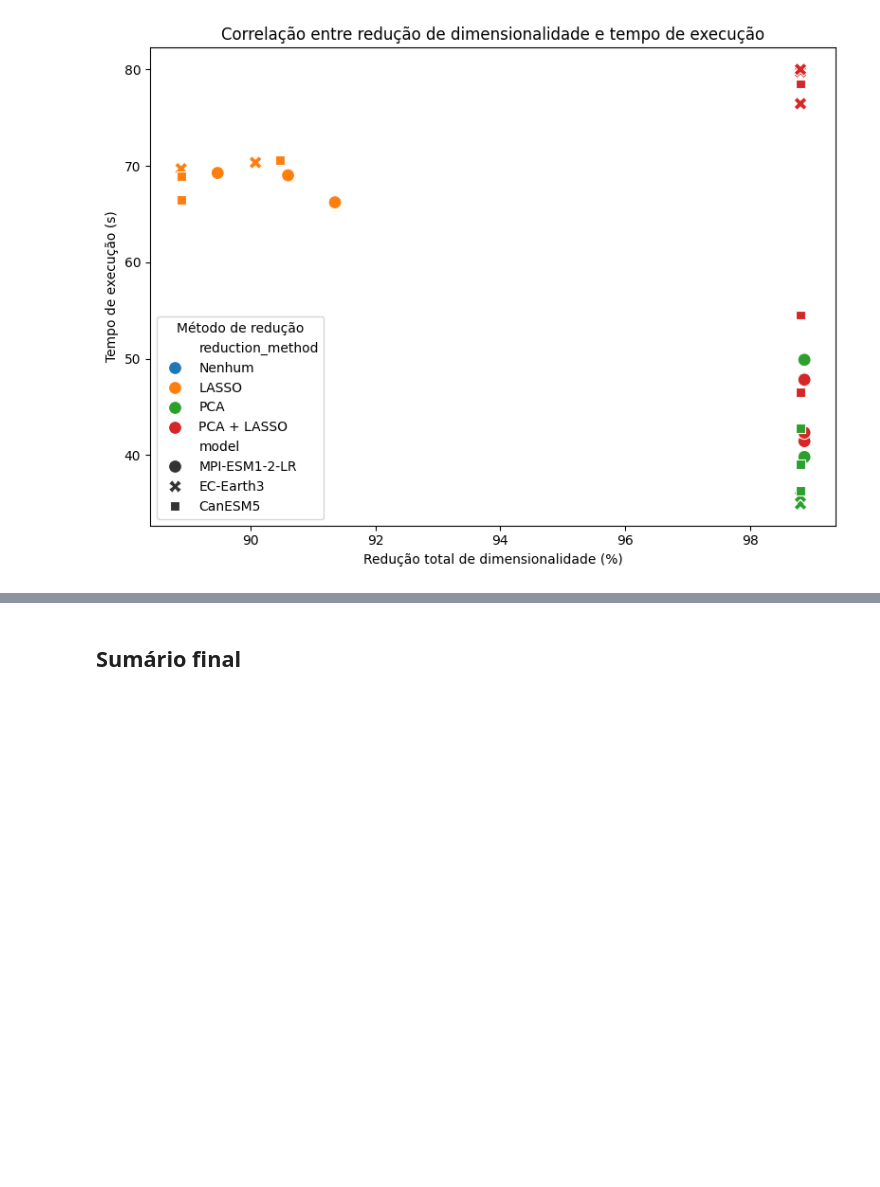
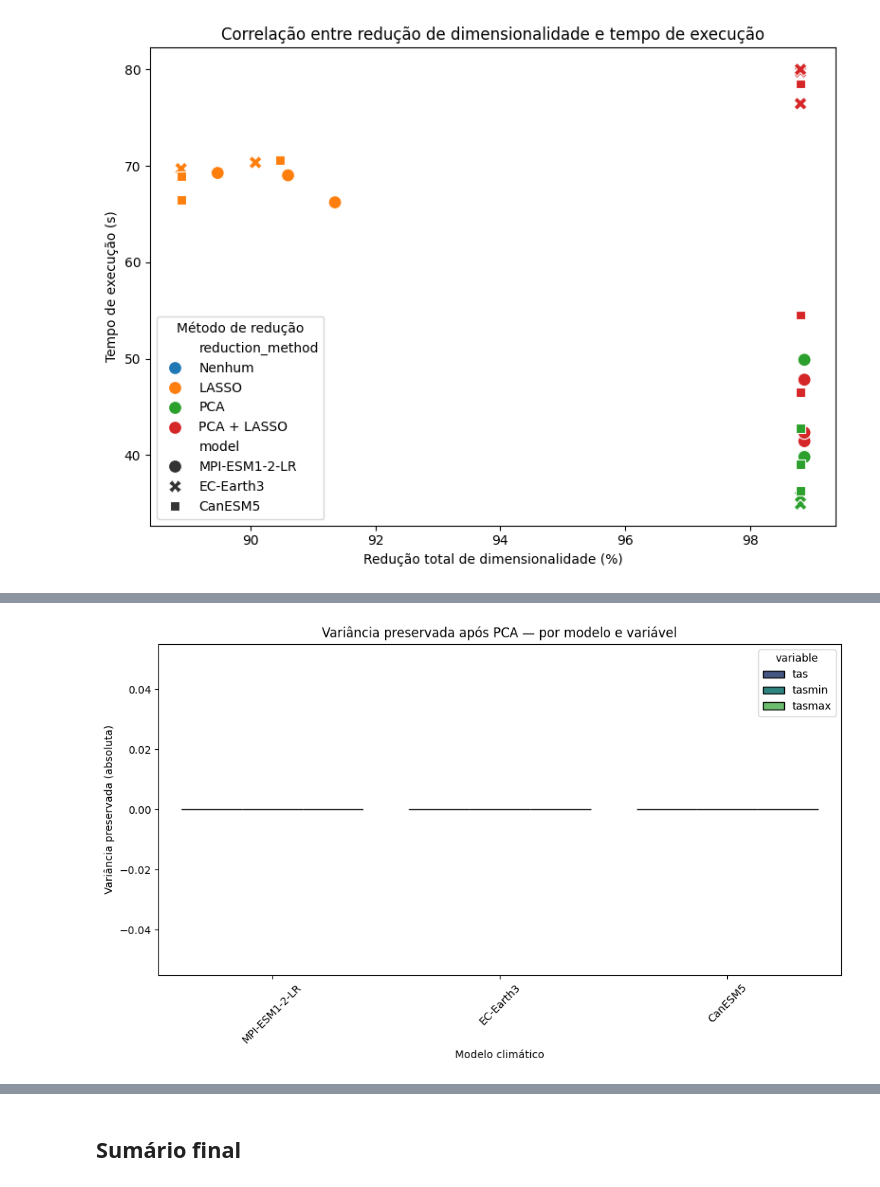
Before and after one commit to thais-oak/climate_data_processing, a Jupyter notebook: notebooks/delivery_tests.ipynb, the cells around one changed output, grey strips where cells are left out. Cells and saved outputs as stored; diff of their text form; code cells hidden in the pictures; blank space fills up the shorter version.

```diff
--- a/notebooks/delivery_tests.ipynb
+++ b/notebooks/delivery_tests.ipynb
@@ -1961,0 +2071,39 @@ plt.show()
+# %%
+df_variancia2 = copy(df_variancia)
+
+cols_to_fix = ["pca_cumulative_variance", "lasso_n_selected_features", "n_features", "statistical_variance"]
+for col in cols_to_fix:
+    df_variancia2[col] = pd.to_numeric(df_variancia2[col], errors="coerce")
+
+# variância explicada pelo PCA | o quanto da variância original foi preservada no espaço reduzido
+#df_variancia2["pca_variance_retained"] = df_variancia2["pca_cumulative_variance"] * df_variancia2["statistical_variance"]
+df_variancia2["pca_variance_retained"] = (df_variancia2["pca_cumulative_variance"].fillna(0) * df_variancia2["statistical_variance"])
+
+# variância efetiva após LASSO
+#df_variancia2["lasso_variance_retained"] = (df_variancia2["lasso_n_selected_features"] / df_variancia2["n_features"]) * df_variancia2["statistical_variance"]
+df_variancia2["lasso_variance_retained"] = ((df_variancia2["lasso_n_selected_features"].fillna(0) / df_variancia2["n_features"].replace(0, np.nan))* df_variancia2["statistical_variance"])
+
+# comparando reduções de variância
+#df_variancia2["pca_variance_reduction_percent"] = (100 * (1 - df_variancia2["pca_variance_retained"] / df_variancia2["statistical_variance"]))
+#df_variancia2["lasso_variance_reduction_percent"] = (100 * (1 - df_variancia2["lasso_variance_retained"] / df_variancia2["statistical_variance"]))
+
+df_variancia2["pca_variance_reduction_percent"] = (100 * (1 - df_variancia2["pca_variance_retained"] / df_variancia2["statistical_variance"]))
+df_variancia2["lasso_variance_reduction_percent"] = (100 * (1 - df_variancia2["lasso_variance_retained"] / df_variancia2["statistical_variance"]))
+
+plt.figure(figsize=(10,6))
+sns.barplot(
+    data=df_variancia2,
+    x="model",
+    y="pca_variance_retained",
+    hue="variable",
+    palette="viridis",
+    edgecolor="black"
+)
+plt.title("Variância preservada após PCA — por modelo e variável")
+plt.ylabel("Variância preservada (absoluta)")
+plt.xlabel("Modelo climático")
+plt.xticks(rotation=45)
+plt.tight_layout()
+plt.show()
+# %% [output]
+[figure, added]
```
Also changed, not shown: parts of 19 cells of this notebook.
